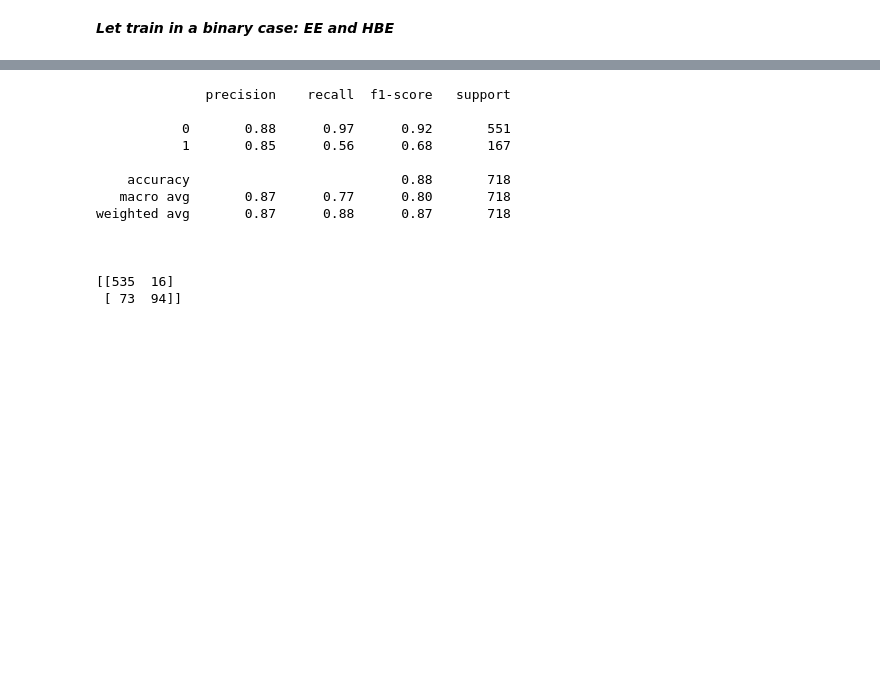
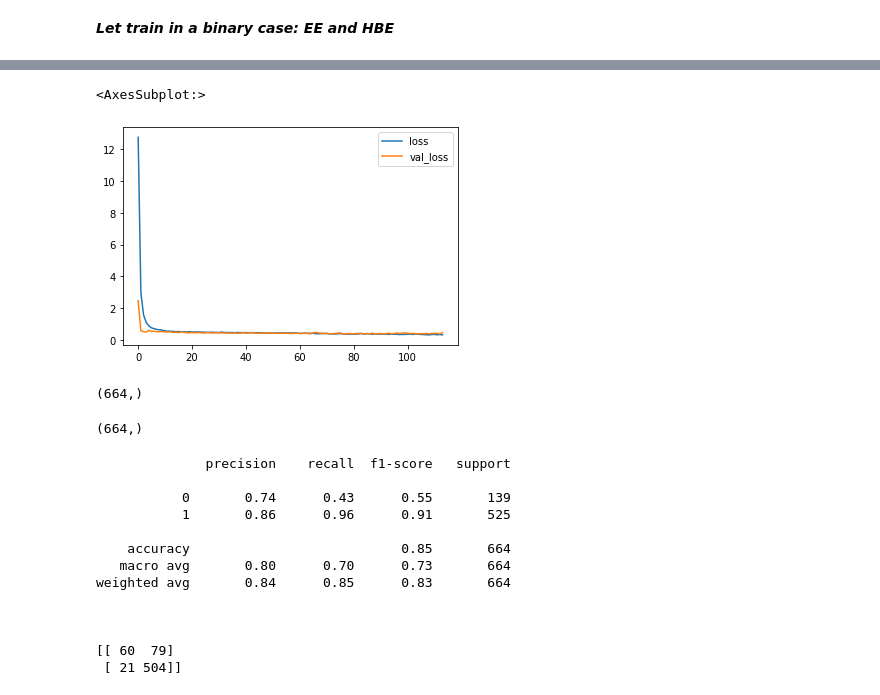
Before and after one commit to Mohammad-vahdat/machine-learning-dimensionalities-and-binding-energy, a Jupyter notebook: MultipleFeaturizer.ipynb, the cells around one changed output, grey strips where cells are left out. Drawn from its saved outputs; the diff is of its cells as text; code cells hidden in the pictures; blank space fills up the shorter version.

```diff
--- a/MultipleFeaturizer.ipynb
+++ b/MultipleFeaturizer.ipynb
@@ -211,0 +313,26 @@ X_train.shape
+# %%
+from tensorflow.keras.callbacks import EarlyStopping
+
+early_stop = EarlyStopping(monitor='val_loss', mode='min', verbose=1, patience=25)
+# %%
+model = Sequential()
+# %%
+model.add(Dense(units=273,activation='relu'))
+model.add(Dropout(0.1))
+model.add(Dense(units=200,activation='relu'))
+model.add(Dropout(0.1))
+model.add(Dense(units=100,activation='relu'))
+model.add(Dropout(0.1))
+model.add(Dense(units=50,activation='relu'))
+model.add(Dropout(0.1))
+model.add(Dense(units=1,activation='sigmoid'))
+
+# For a binary classification problem
+model.compile(loss='binary_crossentropy', optimizer='adam')
+# %%
+model.fit(x=X_train,
+          y=y_train,
+          epochs=600,
+          validation_data=(X_test, y_test), verbose=1,
+          callbacks=[early_stop]
+          )
@@ -212,2 +358,17 @@ X_train.shape
+# %%
+model_loss = pd.DataFrame(model.history.history)
+model_loss.plot()
+# %% [output]
+<AxesSubplot:>
+[figure, added]
 # %%
 predictions = model.predict(X_test)
+# %%
+y_test.shape
+# %% [output]
+(664,)
+# %%
+predictions = predictions.reshape(len(y_test))
+predictions.shape
+# %% [output]
+(664,)
@@ -214,18 +377,18 @@ predictions = model.predict(X_test)
 # %%
-print(classification_report(y_test,predictions))
-print('\n')
-print(confusion_matrix(y_test,predictions))
+print(classification_report(y_test, pred))
+print("\n")
+print(confusion_matrix(y_test, pred))
 # %% [output]
               precision    recall  f1-score   support
 
-           0       0.88      0.97      0.92       551
-           1       0.85      0.56      0.68       167
+           0       0.74      0.43      0.55       139
+           1       0.86      0.96      0.91       525
 
-    accuracy                           0.88       718
-   macro avg       0.87      0.77      0.80       718
-weighted avg       0.87      0.88      0.87       718
+    accuracy                           0.85       664
+   macro avg       0.80      0.70      0.73       664
+weighted avg       0.84      0.85      0.83       664
 
 
 
-[[535  16]
- [ 73  94]]
+[[ 60  79]
+ [ 21 504]]
```
Also changed, not shown: parts of 29 cells of this notebook, 1 other file.
